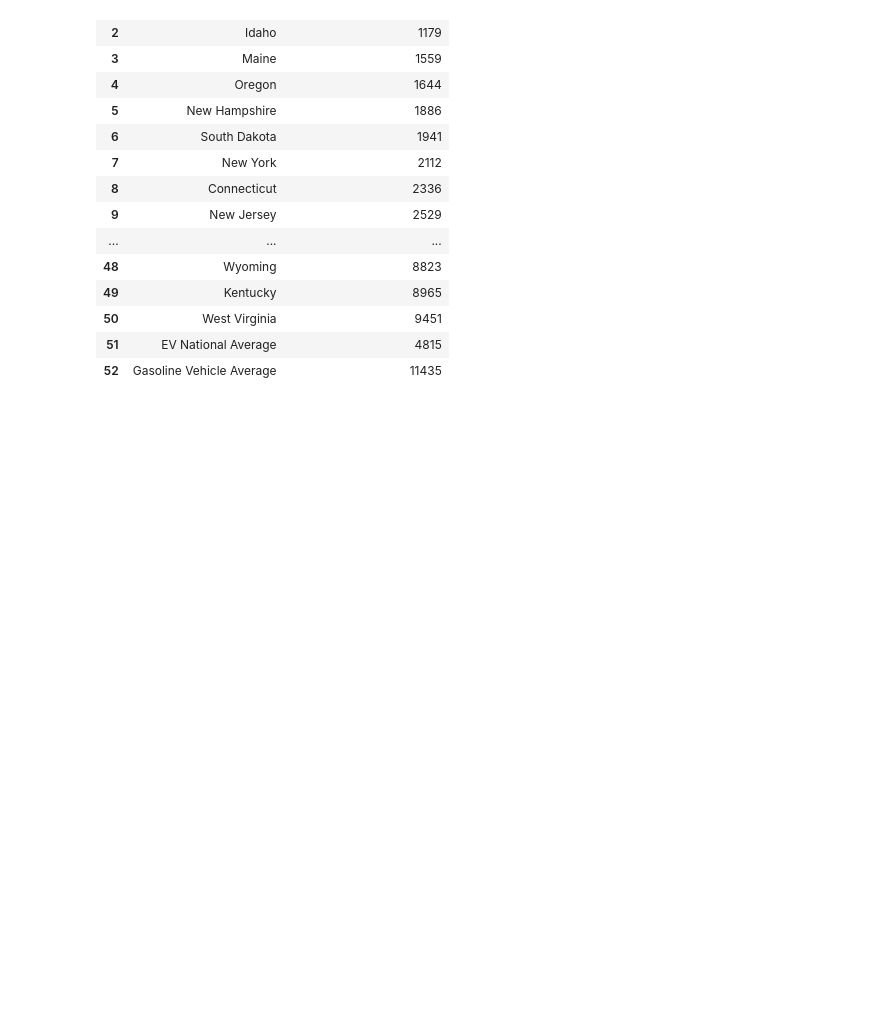
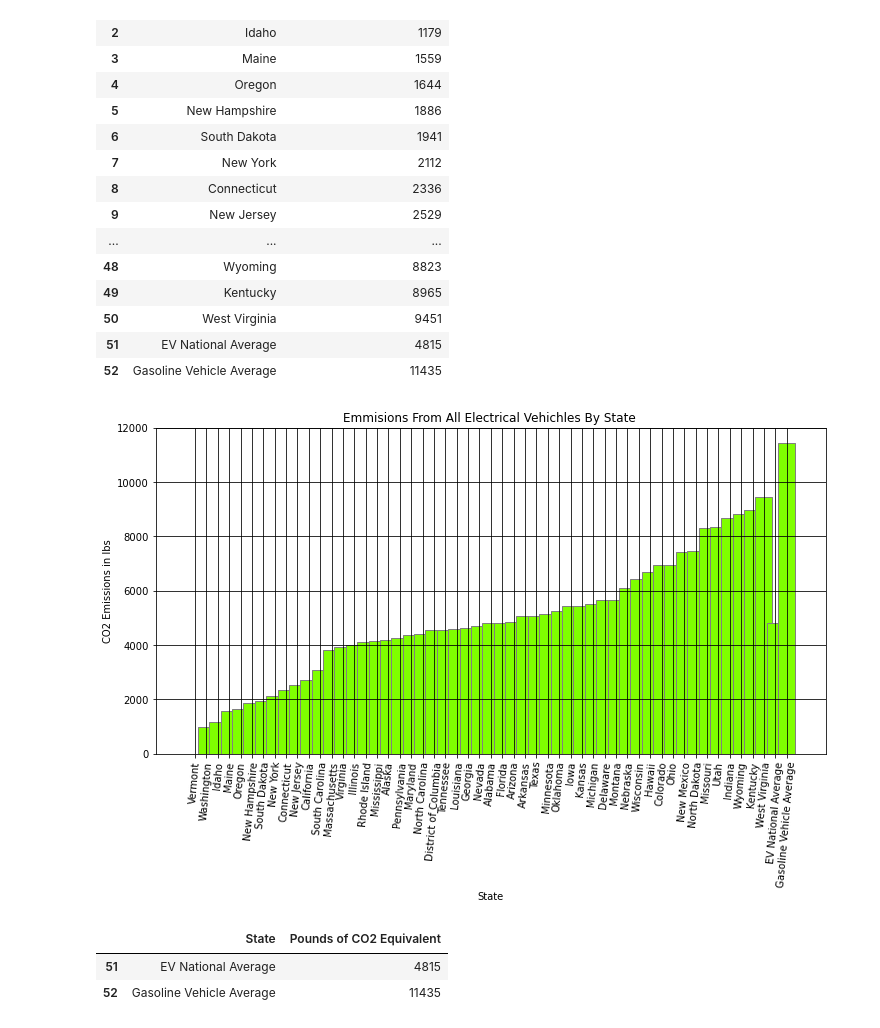
Before and after one commit to nhle95/Project1_group4, a Jupyter notebook: Well To Wheel Emissions by State.ipynb, the cells around one changed output. Cells and saved outputs as stored; diff of their text form; code cells hidden in the pictures; blank space fills up the shorter version.

```diff
--- a/Well To Wheel Emissions by State.ipynb
+++ b/Well To Wheel Emissions by State.ipynb
@@ -52,7 +53,7 @@ state =['Vermont', 'Washington', 'Idaho', 'Maine', 'Oregon', 'New Hampshire',
 
 CO2 =[ 0,987,1179,1559,1644,1886,1941,2112,2336,2529,2706,3090,3803,3931,4003,4122,4140,4182,4278,4378,4395,4540,4563,4588
 ,4643,4689,4815,4830,4845,5059,5086,5142,5271,5440,5444,5520,5654,5670,6108,6443,6696,6936,6958,7446,7470,8328,8362
-,8682,8823,8965,9451,4815]
+,8682,8823,8965,9451,4815,11435]
 
 data = {'State': ['Vermont', 'Washington', 'Idaho', 'Maine', 'Oregon', 'New Hampshire',
        'South Dakota', 'New York', 'Connecticut', 'New Jersey', 'California',
@@ -90,3 +91,24 @@ clean
 | 50 | West Virginia | 9451 |
 | 51 | EV National Average | 4815 |
 | 52 | Gasoline Vehicle Average | 11435 |
+# %%
+
+plt.figure(figsize=(12,6))
+plt.grid(True, color="black")
+plt.bar(state,CO2, align='center', width=1.5, color='chartreuse', edgecolor= "grey")
+plt.title('Emmisions From All Electrical Vehichles By State ')
+plt.xlabel('State')
+plt.ylabel('CO2 Emissions in lbs')
+plt.xticks(rotation = 85)
+
+
+
+plt.show()
+# %% [output]
+[figure, added]
+# %%
+clean.iloc[51:53]
+# %% [output]
+|  | State | Pounds of CO2 Equivalent |
+| 51 | EV National Average | 4815 |
+| 52 | Gasoline Vehicle Average | 11435 |
```
Also changed, not shown: parts of 1 cell of this notebook.
